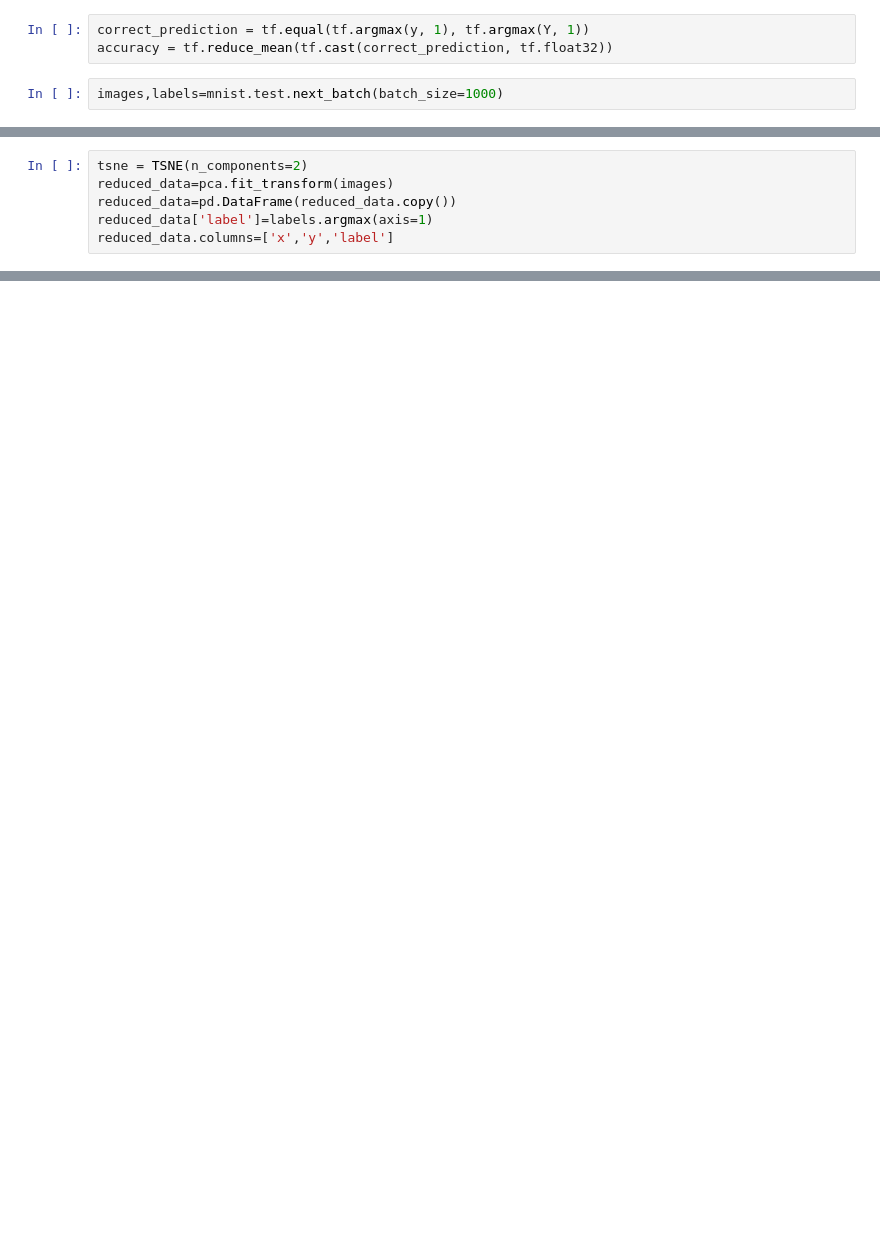
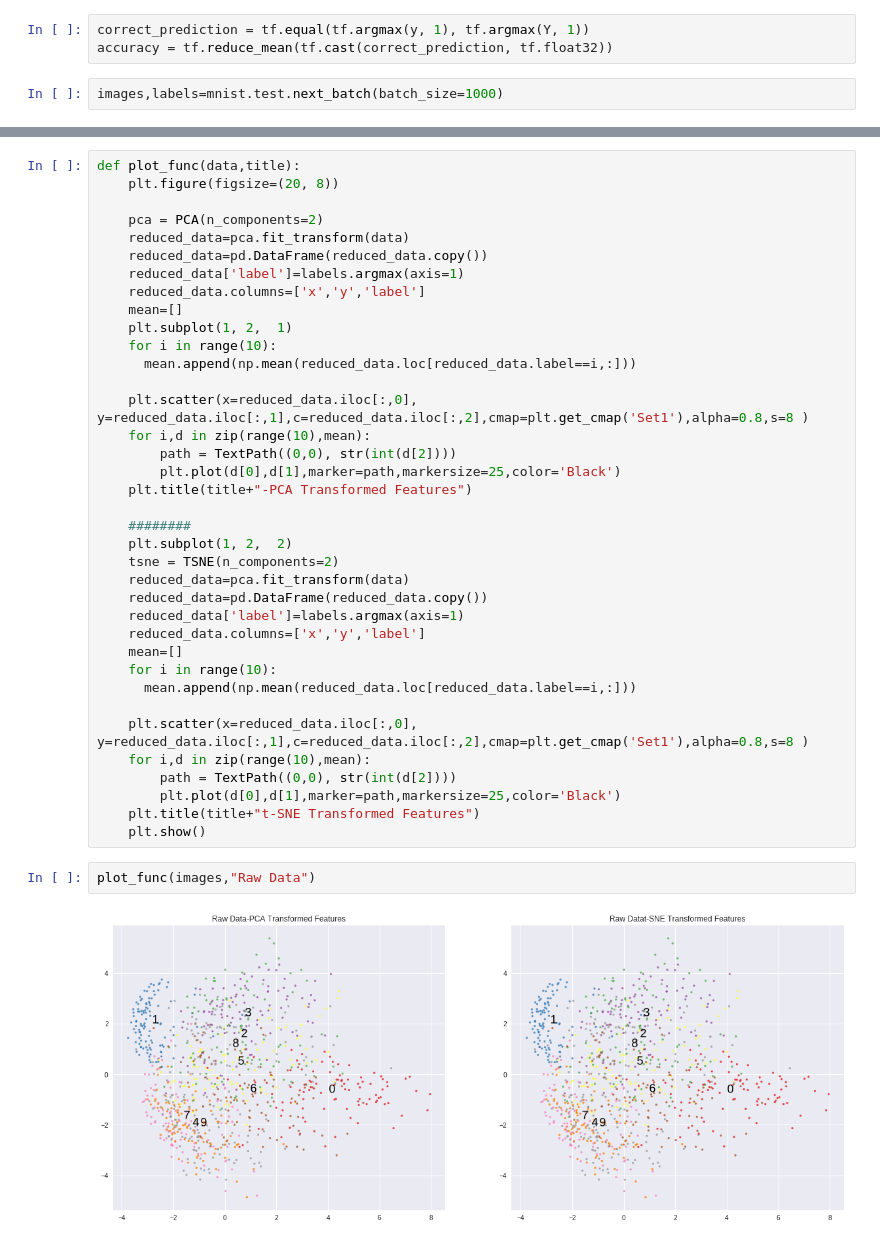
Before and after one commit to venkateshaditya/MINST-Classification-Using-Tensorflow, a Jupyter notebook: MNIST_Character_Recognition.ipynb, the cells around one changed output, grey strips where cells are left out. Cells and saved outputs as stored; diff of their text form; blank space fills up the shorter version.

```diff
--- a/MNIST_Character_Recognition.ipynb
+++ b/MNIST_Character_Recognition.ipynb
@@ -161,6 +137,0 @@ plt.show()
-# %%
-tsne = TSNE(n_components=2)
-reduced_data=pca.fit_transform(images)
-reduced_data=pd.DataFrame(reduced_data.copy())
-reduced_data['label']=labels.argmax(axis=1)
-reduced_data.columns=['x','y','label']
@@ -171,0 +140,41 @@ plt.show()
+# %%
+def plot_func(data,title):
+    plt.figure(figsize=(20, 8))
+
+    pca = PCA(n_components=2)
+    reduced_data=pca.fit_transform(data)
+    reduced_data=pd.DataFrame(reduced_data.copy())
+    reduced_data['label']=labels.argmax(axis=1)
+    reduced_data.columns=['x','y','label']
+    mean=[]
+    plt.subplot(1, 2,  1)
+    for i in range(10):
+      mean.append(np.mean(reduced_data.loc[reduced_data.label==i,:]))
+
+    plt.scatter(x=reduced_data.iloc[:,0], y=reduced_data.iloc[:,1],c=reduced_data.iloc[:,2],cmap=plt.get_cmap('Set1'),alpha=0.8,s=8 )
+    for i,d in zip(range(10),mean):
+        path = TextPath((0,0), str(int(d[2])))
+        plt.plot(d[0],d[1],marker=path,markersize=25,color='Black')
+    plt.title(title+"-PCA Transformed Features")
+
+    ########
+    plt.subplot(1, 2,  2)
+    tsne = TSNE(n_components=2)
+    reduced_data=pca.fit_transform(data)
+    reduced_data=pd.DataFrame(reduced_data.copy())
+    reduced_data['label']=labels.argmax(axis=1)
+    reduced_data.columns=['x','y','label']
+    mean=[]
+    for i in range(10):
+      mean.append(np.mean(reduced_data.loc[reduced_data.label==i,:]))
+
+    plt.scatter(x=reduced_data.iloc[:,0], y=reduced_data.iloc[:,1],c=reduced_data.iloc[:,2],cmap=plt.get_cmap('Set1'),alpha=0.8,s=8 )
+    for i,d in zip(range(10),mean):
+        path = TextPath((0,0), str(int(d[2])))
+        plt.plot(d[0],d[1],marker=path,markersize=25,color='Black')
+    plt.title(title+"t-SNE Transformed Features")
+    plt.show()
+# %%
+plot_func(images,"Raw Data")
+# %% [output]
+[figure, added]
```
Also changed, not shown: parts of 24 cells of this notebook.
